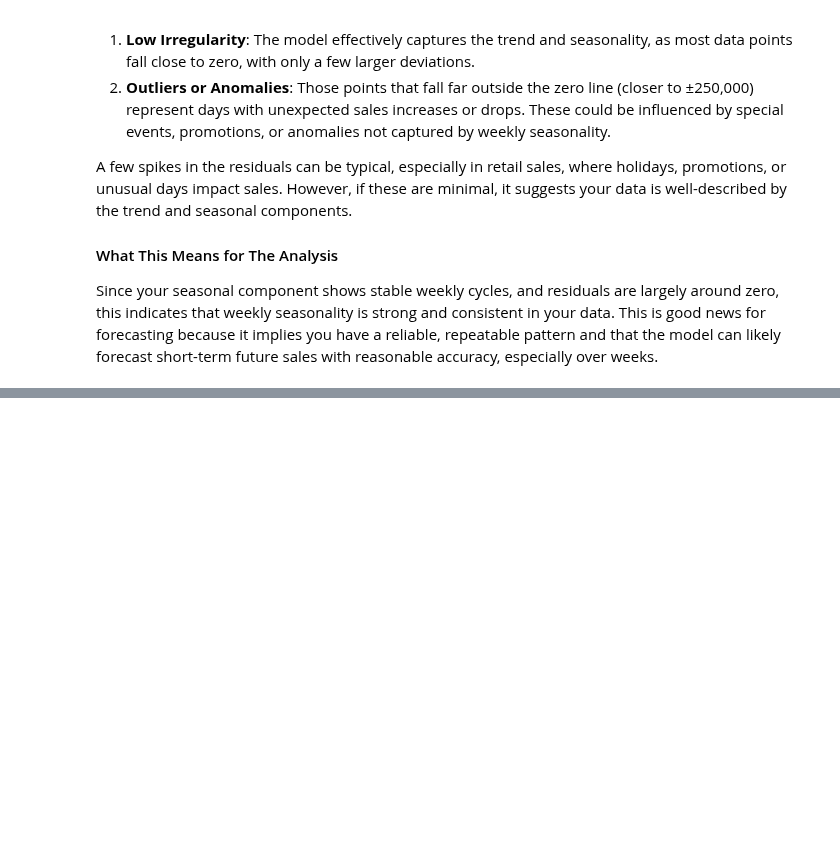
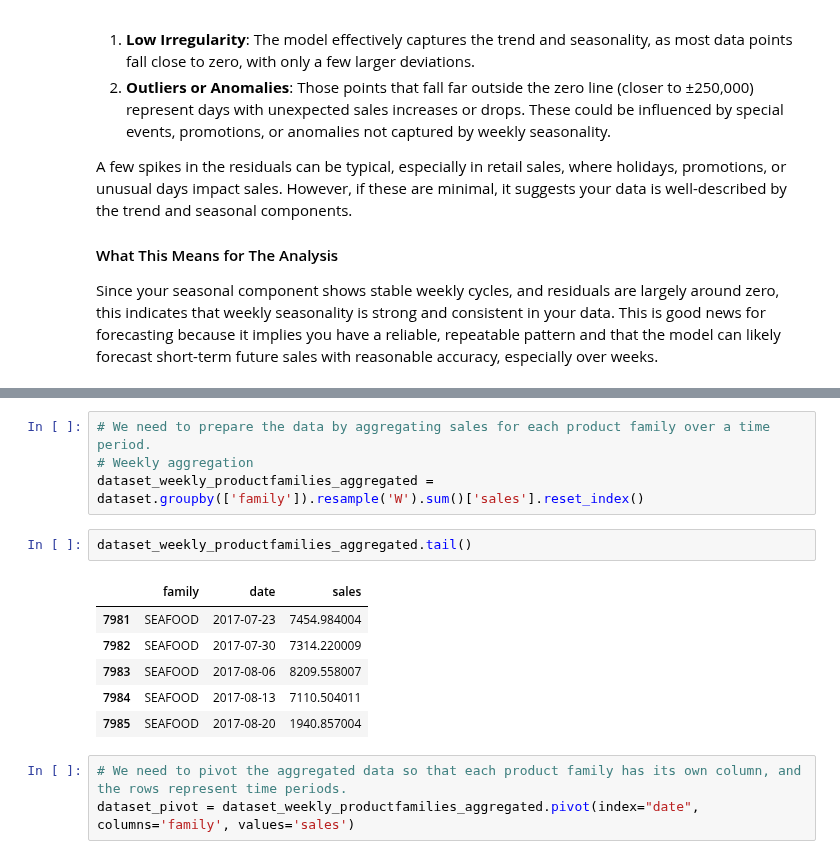
Before and after one commit to Darknight47/Data-Science-Project-01, a Jupyter notebook: ecuador_prediction.ipynb, the cells around one changed output, grey strips where cells are left out. Cells and saved outputs as stored; diff of their text form; blank space fills up the shorter version.

```diff
--- a/ecuador_prediction.ipynb
+++ b/ecuador_prediction.ipynb
@@ -187,0 +193,16 @@ This is good news for forecasting because it implies you have a reliable, repeat
+# %%
+# We need to prepare the data by aggregating sales for each product family over a time period.
+# Weekly aggregation
+dataset_weekly_productfamilies_aggregated = dataset.groupby(['family']).resample('W').sum()['sales'].reset_index()
+# %%
+dataset_weekly_productfamilies_aggregated.tail()
+# %% [output]
+|  | family | date | sales |
+| 7981 | SEAFOOD | 2017-07-23 | 7454.984004 |
+| 7982 | SEAFOOD | 2017-07-30 | 7314.220009 |
+| 7983 | SEAFOOD | 2017-08-06 | 8209.558007 |
+| 7984 | SEAFOOD | 2017-08-13 | 7110.504011 |
+| 7985 | SEAFOOD | 2017-08-20 | 1940.857004 |
+# %%
+# We need to pivot the aggregated data so that each product family has its own column, and the rows represent time periods.
+dataset_pivot = dataset_weekly_productfamilies_aggregated.pivot(index="date", columns='family', values='sales')
```
Also changed, not shown: parts of 2 cells of this notebook.
